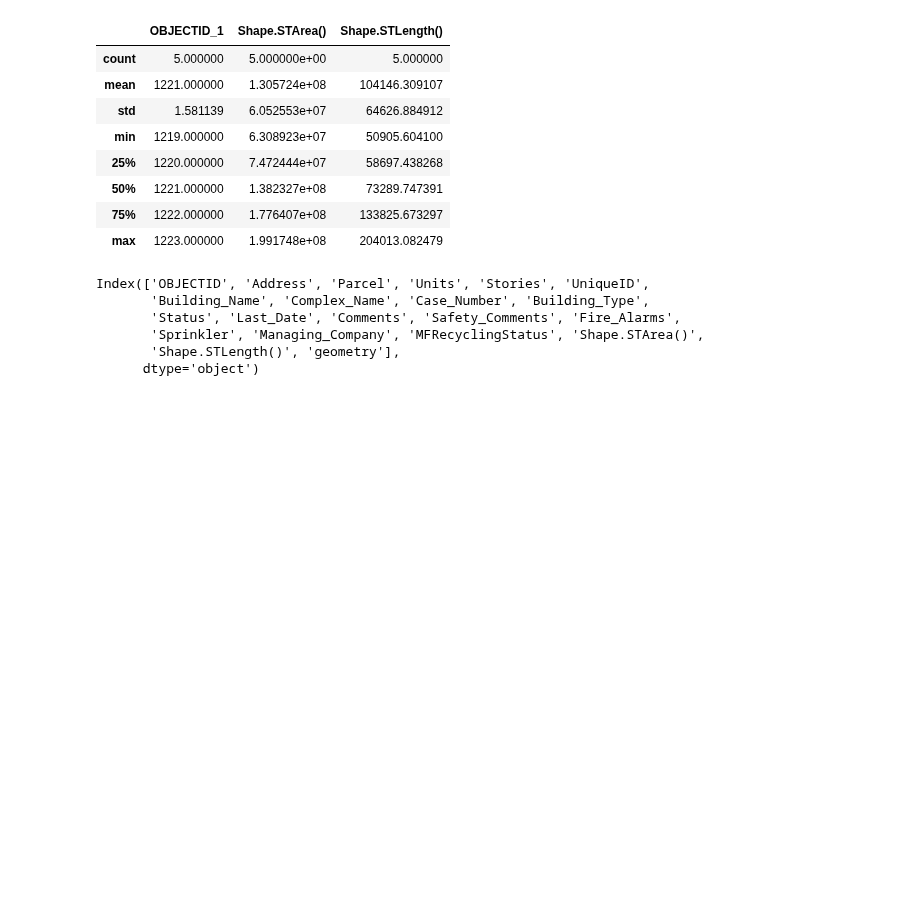
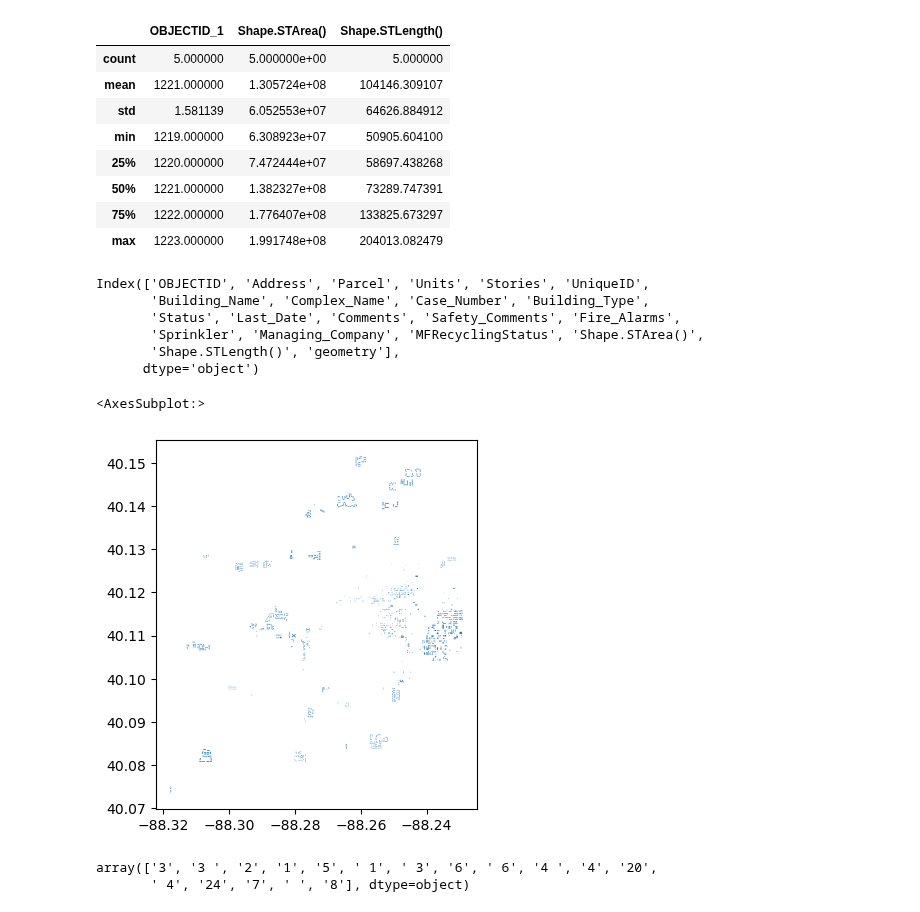
Before and after one commit to UIUC-iSchool-DataViz/is445_bcubcg_fall2025, a Jupyter notebook: _site/week08/inClass_week08.ipynb, the cells around one changed output. Drawn from its saved outputs; the diff is of its cells as text; code cells hidden in the pictures; blank space fills up the shorter version.

```diff
--- a/_site/week08/inClass_week08.ipynb
+++ b/_site/week08/inClass_week08.ipynb
@@ -183,3 +183,13 @@ Index(['OBJECTID', 'Address', 'Parcel', 'Units', 'Stories', 'UniqueID',
        'Sprinkler', 'Managing_Company', 'MFRecyclingStatus', 'Shape.STArea()',
        'Shape.STLength()', 'geometry'],
       dtype='object')
+# %%
+gdf_apts.plot()
+# %% [output]
+<AxesSubplot:>
+[figure, added]
+# %%
+gdf_apts['Stories'].unique()
+# %% [output]
+array(['3', '3 ', '2', '1', '5', ' 1', ' 3', '6', ' 6', '4 ', '4', '20',
+       ' 4', '24', '7', ' ', '8'], dtype=object)
```
